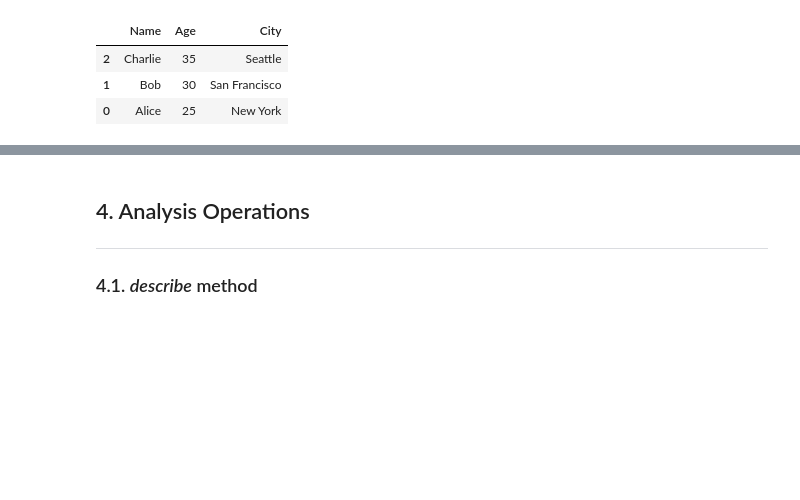
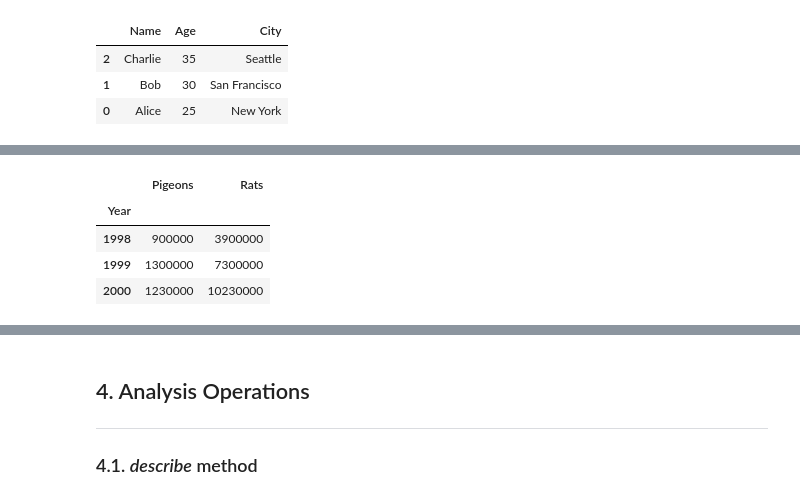
Before and after one commit to bsantanna/notebooks, a Jupyter notebook: common_libraries/pandas/01_dataframes.ipynb, the cells around one changed output, grey strips where cells are left out. Drawn from its saved outputs; the diff is of its cells as text; code cells hidden in the pictures; blank space fills up the shorter version.

```diff
--- a/common_libraries/pandas/01_dataframes.ipynb
+++ b/common_libraries/pandas/01_dataframes.ipynb
@@ -380,0 +435,3 @@ sorted_df
+# %%
+animals_df = pd.DataFrame(animals_dict)
+animals_df
@@ -380,0 +449,9 @@ sorted_df
+# %%
+aggregated_df = animals_df.drop('City',axis=1).groupby('Year').sum()
+aggregated_df
+# %% [output]
+|  | Pigeons | Rats |
+| Year |  |  |
+| 1998 | 900000 | 3900000 |
+| 1999 | 1300000 | 7300000 |
+| 2000 | 1230000 | 10230000 |
```
Also changed, not shown: parts of 10 cells of this notebook.
